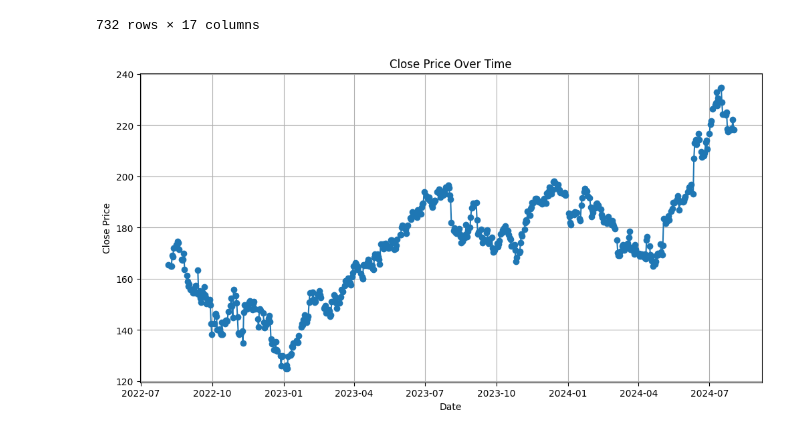
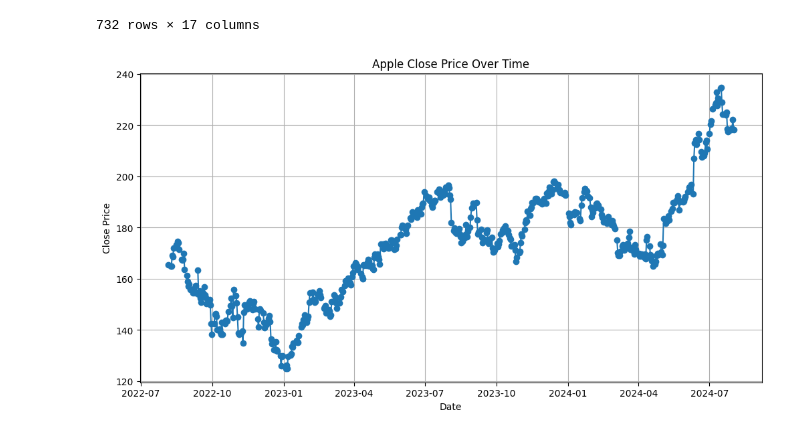
Before and after one commit to PravCoder/Stock_Price_Predictor, a Jupyter notebook: notebooks/02_transform_raw_data_into_ts_data.ipynb, the cells around one changed output. Cells and saved outputs as stored; diff of their text form; code cells hidden in the pictures.

```diff
--- a/notebooks/02_transform_raw_data_into_ts_data.ipynb
+++ b/notebooks/02_transform_raw_data_into_ts_data.ipynb
@@ -160,17 +160,17 @@ prices_interpolated
 # %%
 # PLOT TIME-SERIES DATA
 import matplotlib.pyplot as plt
 
 dates = pd.to_datetime(prices['datetime'])
 
 # Plotting
 plt.figure(figsize=(12, 6))
 plt.plot(dates, prices['close_price'], marker='o')
-plt.title('Close Price Over Time')
+plt.title('Apple Close Price Over Time')
 plt.xlabel('Date')
 plt.ylabel('Close Price')
 plt.grid(True)
 plt.show()
 # %% [output]
-[figure, old version]
+[figure, new version]
 # %%
```
Also changed, not shown: parts of 4 cells of this notebook, 2 other files.
